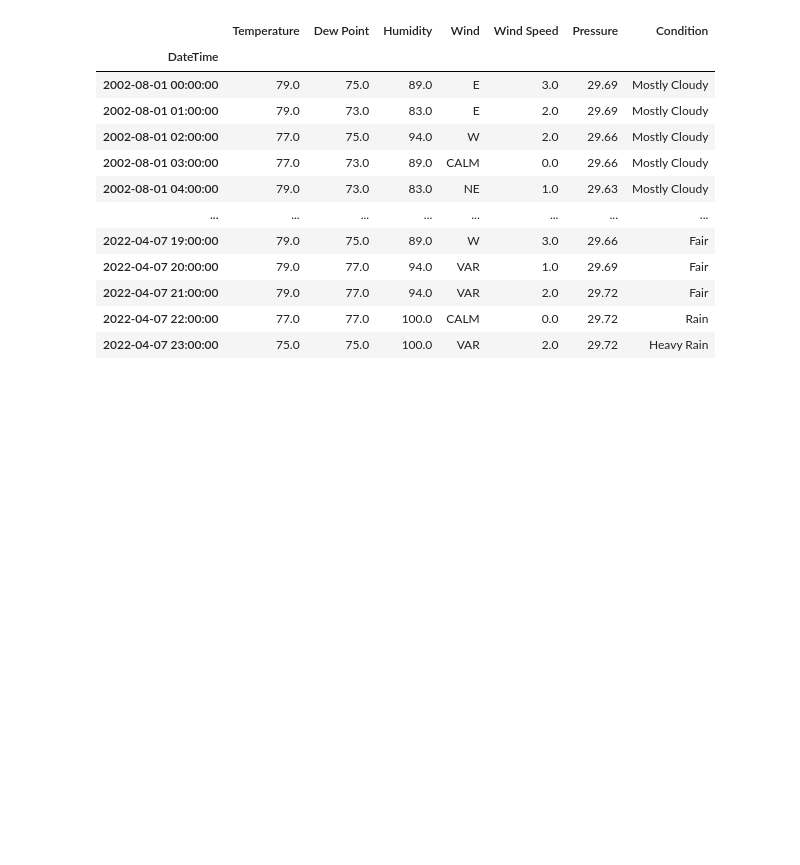
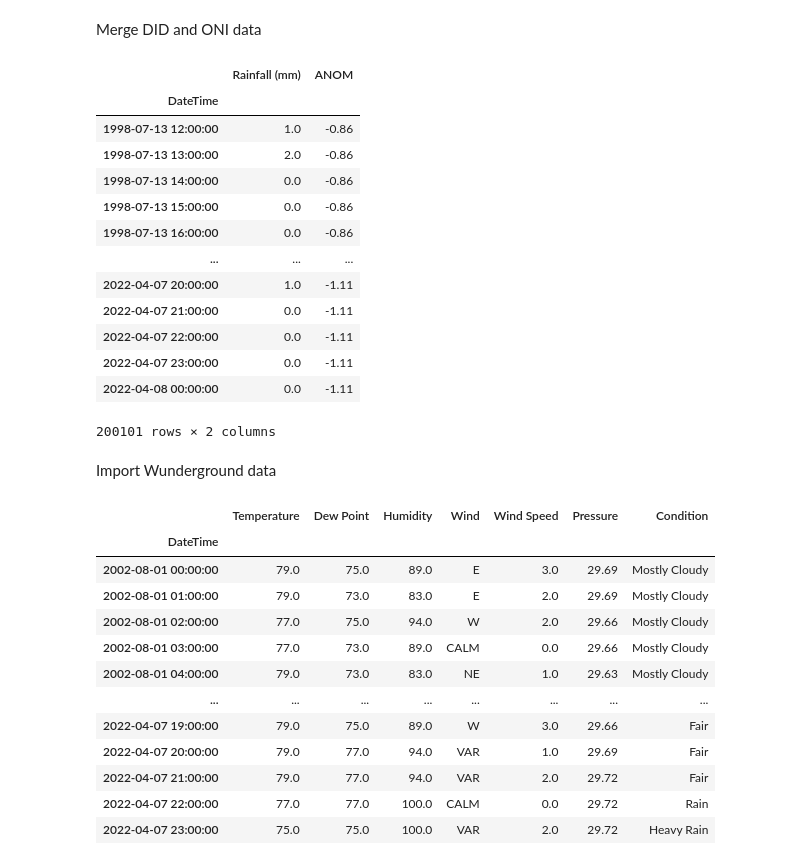
Before and after one commit to farisawal/lstm-rainfall, a Jupyter notebook: data-prep.ipynb, the cells around one changed output. Cells and saved outputs as stored; diff of their text form; code cells hidden in the pictures; blank space fills up the shorter version.

```diff
--- a/data-prep.ipynb
+++ b/data-prep.ipynb
@@ -31,3 +53,31 @@ precipitation_data
+# %% [markdown]
+Merge DID and ONI data
+# %%
+precipitation_data = pd.merge(
+    precipitation_data,
+    oni_data[["YR", "MON", "ANOM"]],
+    left_on=[precipitation_data["DateTime"].dt.year, precipitation_data["DateTime"].dt.month],
+    right_on= ["YR", "MON"]
+).drop(["YR", "MON"], axis=1)
+precipitation_data.set_index("DateTime",inplace=True)
+precipitation_data
+# %% [output]
+|  | Rainfall (mm) | ANOM |
+| DateTime |  |  |
+| 1998-07-13 12:00:00 | 1.0 | -0.86 |
+| 1998-07-13 13:00:00 | 2.0 | -0.86 |
+| 1998-07-13 14:00:00 | 0.0 | -0.86 |
+| 1998-07-13 15:00:00 | 0.0 | -0.86 |
+| 1998-07-13 16:00:00 | 0.0 | -0.86 |
+| ... | ... | ... |
+| 2022-04-07 20:00:00 | 1.0 | -1.11 |
+| 2022-04-07 21:00:00 | 0.0 | -1.11 |
+| 2022-04-07 22:00:00 | 0.0 | -1.11 |
+| 2022-04-07 23:00:00 | 0.0 | -1.11 |
+| 2022-04-08 00:00:00 | 0.0 | -1.11 |
+200101 rows × 2 columns
+# %% [markdown]
+Import Wunderground data
 # %%
 feature_data = pd.read_csv("lawas/rainfall-feature-wunderground.csv")
 feature_data.rename(columns={"Time":"DateTime"},inplace=True)
```
Also changed, not shown: parts of 6 cells of this notebook, 3 other files.
